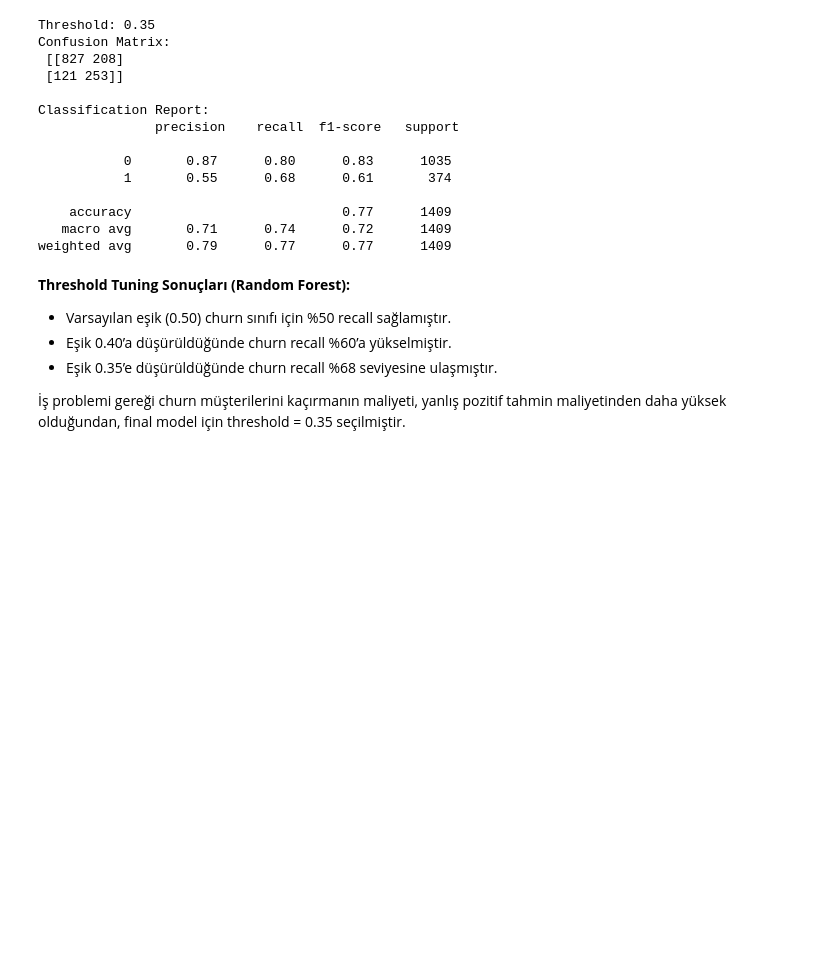
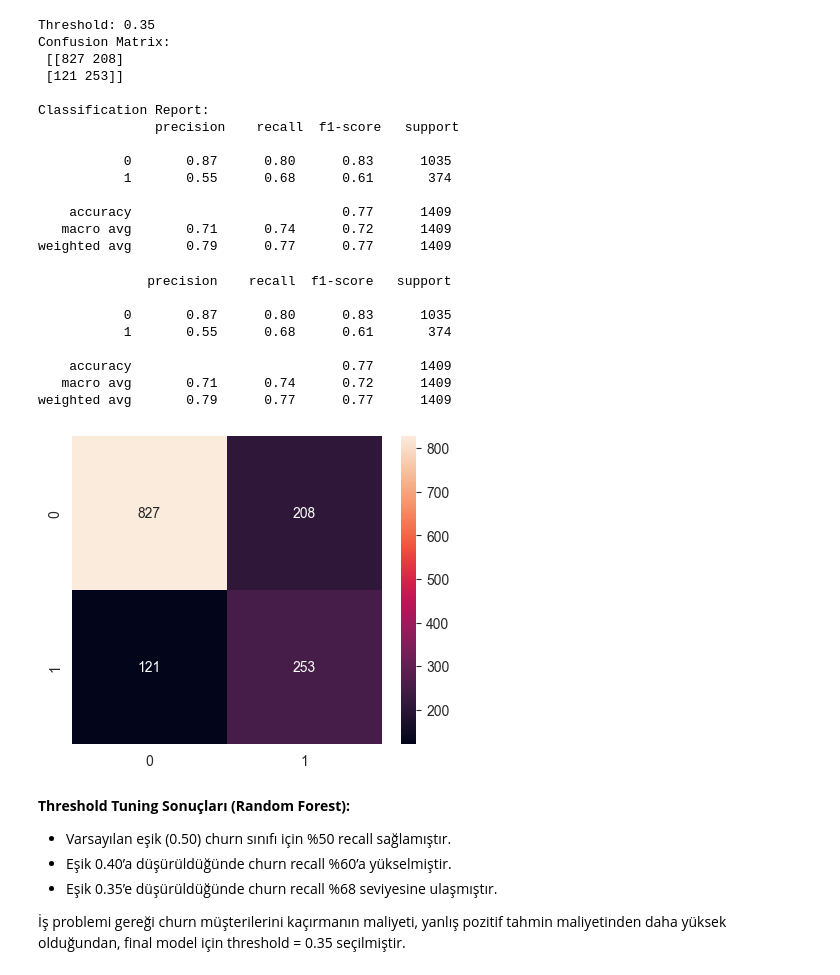
Before and after one commit to berfinerk/telco-customer-churn-analysis, a Jupyter notebook: notebooks/03_random_forest.ipynb, the cells around one changed output. Drawn from its saved outputs; the diff is of its cells as text; code cells hidden in the pictures; blank space fills up the shorter version.

```diff
--- a/notebooks/03_random_forest.ipynb
+++ b/notebooks/03_random_forest.ipynb
@@ -115,6 +107,26 @@ Classification Report:
     accuracy                           0.77      1409
    macro avg       0.71      0.74      0.72      1409
 weighted avg       0.79      0.77      0.77      1409
+# %%
+import matplotlib.pyplot as plt
+import seaborn as sns
+from sklearn.metrics import confusion_matrix, classification_report
+threshold =0.35
+y_pred_thr = (y_proba > threshold).astype(int)
+cm = confusion_matrix(y_test, y_pred_thr)
+plt.figure(figsize = (5,4))
+sns.heatmap(cm, annot=True, fmt="d")
+print(classification_report(y_test, y_pred_thr))
+# %% [output]
+              precision    recall  f1-score   support
+
+           0       0.87      0.80      0.83      1035
+           1       0.55      0.68      0.61       374
+
+    accuracy                           0.77      1409
+   macro avg       0.71      0.74      0.72      1409
+weighted avg       0.79      0.77      0.77      1409
+[figure, added]
 # %% [markdown]
 **Threshold Tuning Sonuçları (Random Forest):**
 
```
Also changed, not shown: parts of 4 cells of this notebook.
